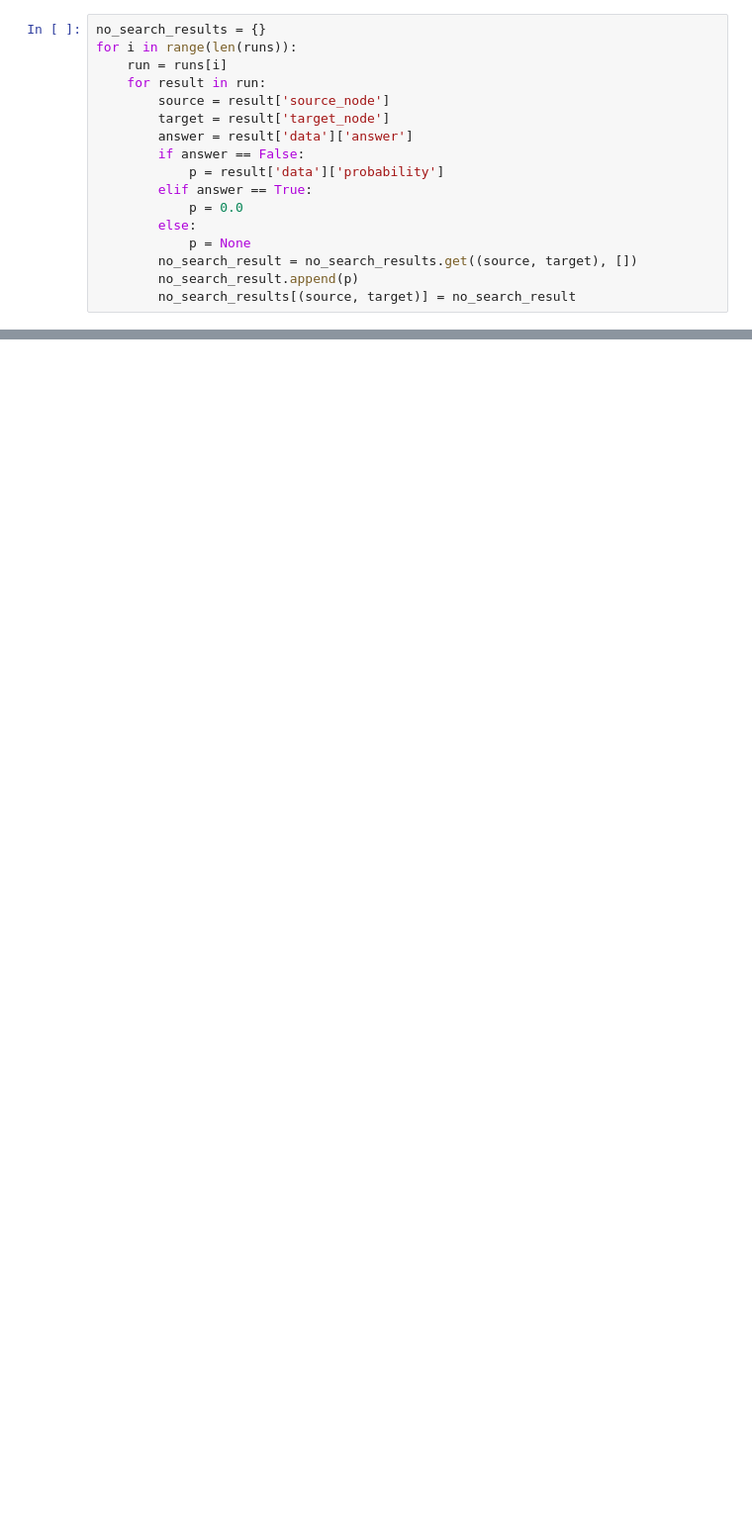
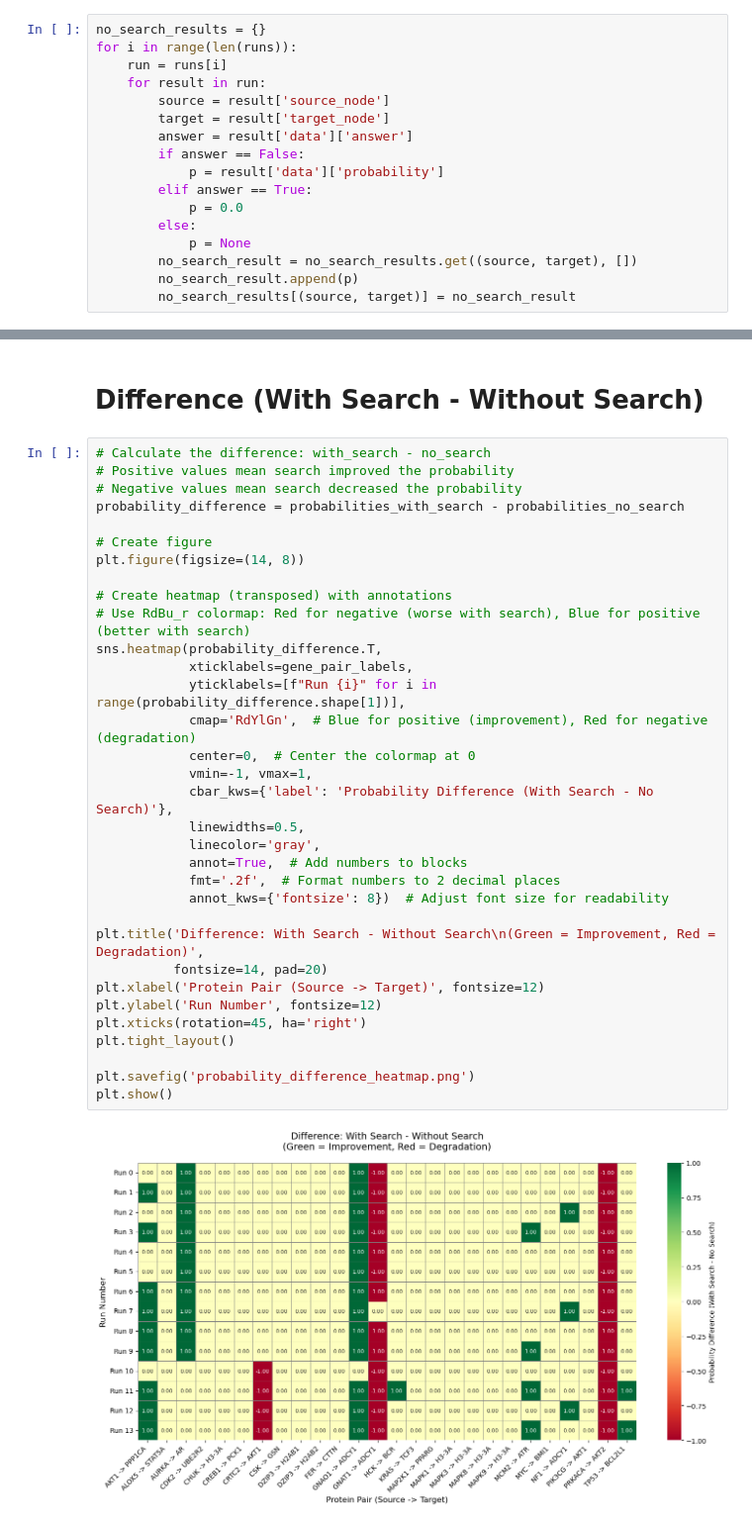
Before and after one commit to saezlab/ProClaim, a Jupyter notebook: grn_denoising/langgraph/evaluate.ipynb, the cells around one changed output, grey strips where cells are left out. Shown at 99% size. Cells and saved outputs as stored; diff of their text form; blank space fills up the shorter version.

```diff
--- a/grn_denoising/langgraph/evaluate.ipynb
+++ b/grn_denoising/langgraph/evaluate.ipynb
@@ -158,0 +387,37 @@ plt.show()
+# %% [markdown]
+# Difference (With Search - Without Search)
+# %%
+# Calculate the difference: with_search - no_search
+# Positive values mean search improved the probability
+# Negative values mean search decreased the probability
+probability_difference = probabilities_with_search - probabilities_no_search
+
+# Create figure
+plt.figure(figsize=(14, 8))
+
+# Create heatmap (transposed) with annotations
+# Use RdBu_r colormap: Red for negative (worse with search), Blue for positive (better with search)
+sns.heatmap(probability_difference.T,
+            xticklabels=gene_pair_labels,
+            yticklabels=[f"Run {i}" for i in range(probability_difference.shape[1])],
+            cmap='RdYlGn',  # Blue for positive (improvement), Red for negative (degradation)
+            center=0,  # Center the colormap at 0
+            vmin=-1, vmax=1,
+            cbar_kws={'label': 'Probability Difference (With Search - No Search)'},
+            linewidths=0.5,
+            linecolor='gray',
+            annot=True,  # Add numbers to blocks
+            fmt='.2f',  # Format numbers to 2 decimal places
+            annot_kws={'fontsize': 8})  # Adjust font size for readability
+
+plt.title('Difference: With Search - Without Search\n(Green = Improvement, Red = Degradation)',
+          fontsize=14, pad=20)
+plt.xlabel('Protein Pair (Source -> Target)', fontsize=12)
+plt.ylabel('Run Number', fontsize=12)
+plt.xticks(rotation=45, ha='right')
+plt.tight_layout()
+
+plt.savefig('probability_difference_heatmap.png')
+plt.show()
+# %% [output]
+[figure, added]
```
Also changed, not shown: parts of 19 cells of this notebook, 2 other files.
